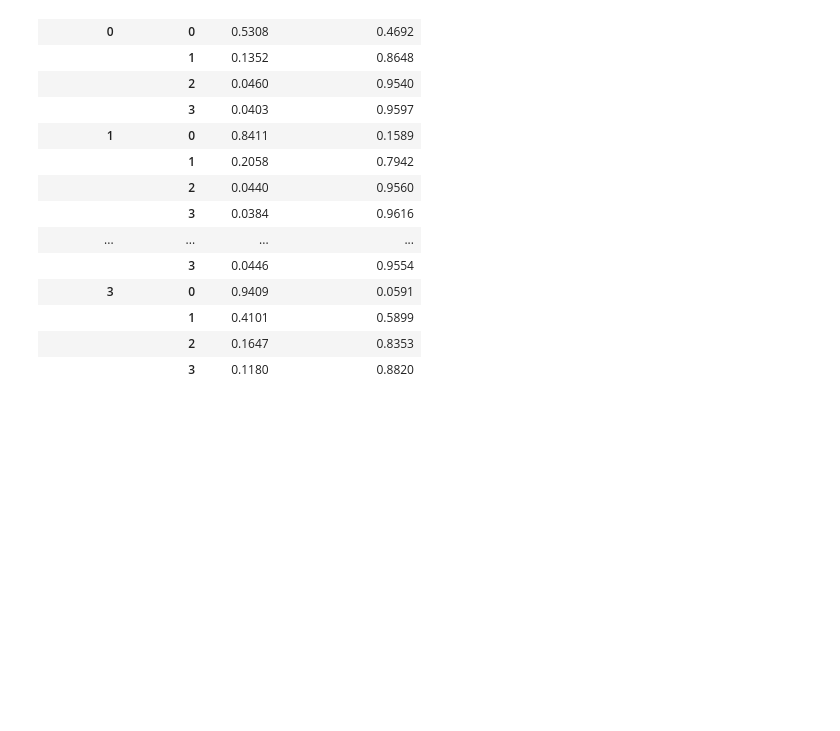
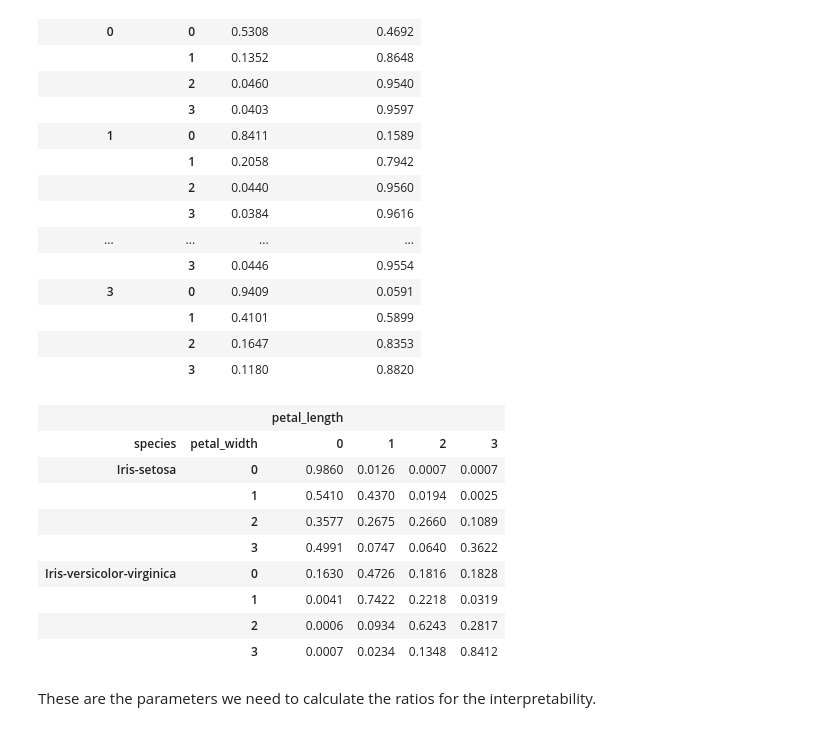
Before and after one commit to bmihaljevic/tfg-interpretml, a Jupyter notebook: experimental_notebooks/tan_and_bn/categorical_tan.ipynb, the cells around one changed output. Cells and saved outputs as stored; diff of their text form; code cells hidden in the pictures; blank space fills up the shorter version.

Commit message:
2025-02-28: Complete CatNB overall importances and explore pyAgrum TAN parameters

```diff
--- a/experimental_notebooks/tan_and_bn/categorical_tan.ipynb
+++ b/experimental_notebooks/tan_and_bn/categorical_tan.ipynb
@@ -147,3 +152,18 @@ ie.evidenceImpact('species', ['petal_width', 'sepal_width'])
 |  | 1 | 0.4101 | 0.5899 |
 |  | 2 | 0.1647 | 0.8353 |
 |  | 3 | 0.1180 | 0.8820 |
+# %%
+ie.evidenceImpact('petal_length', ['petal_width', 'species'])
+# %% [output]
+|  |  | petal_length |  |  |  |
+| species | petal_width | 0 | 1 | 2 | 3 |
+| Iris-setosa | 0 | 0.9860 | 0.0126 | 0.0007 | 0.0007 |
+|  | 1 | 0.5410 | 0.4370 | 0.0194 | 0.0025 |
+|  | 2 | 0.3577 | 0.2675 | 0.2660 | 0.1089 |
+|  | 3 | 0.4991 | 0.0747 | 0.0640 | 0.3622 |
+| Iris-versicolor-virginica | 0 | 0.1630 | 0.4726 | 0.1816 | 0.1828 |
+|  | 1 | 0.0041 | 0.7422 | 0.2218 | 0.0319 |
+|  | 2 | 0.0006 | 0.0934 | 0.6243 | 0.2817 |
+|  | 3 | 0.0007 | 0.0234 | 0.1348 | 0.8412 |
+# %% [markdown]
+These are the parameters we need to calculate the ratios for the interpretability.
```
Also changed, not shown: parts of 4 cells of this notebook, 1 other file.
